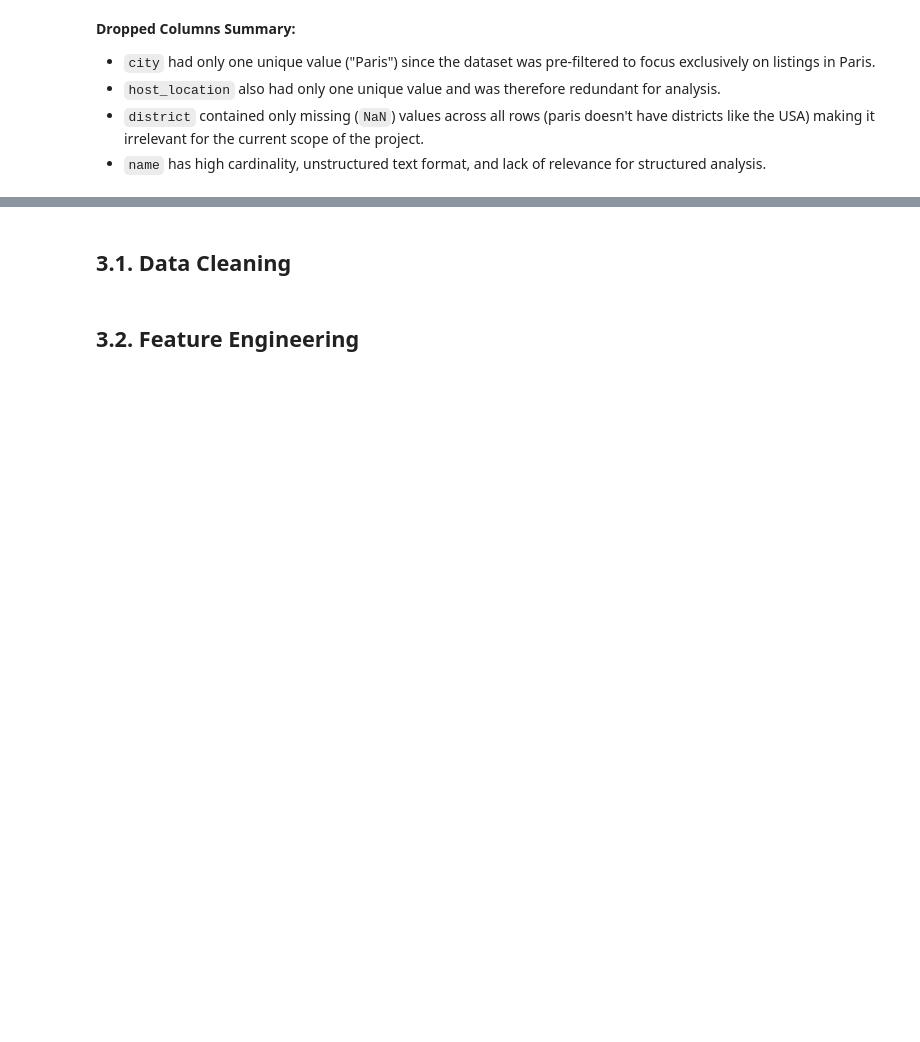
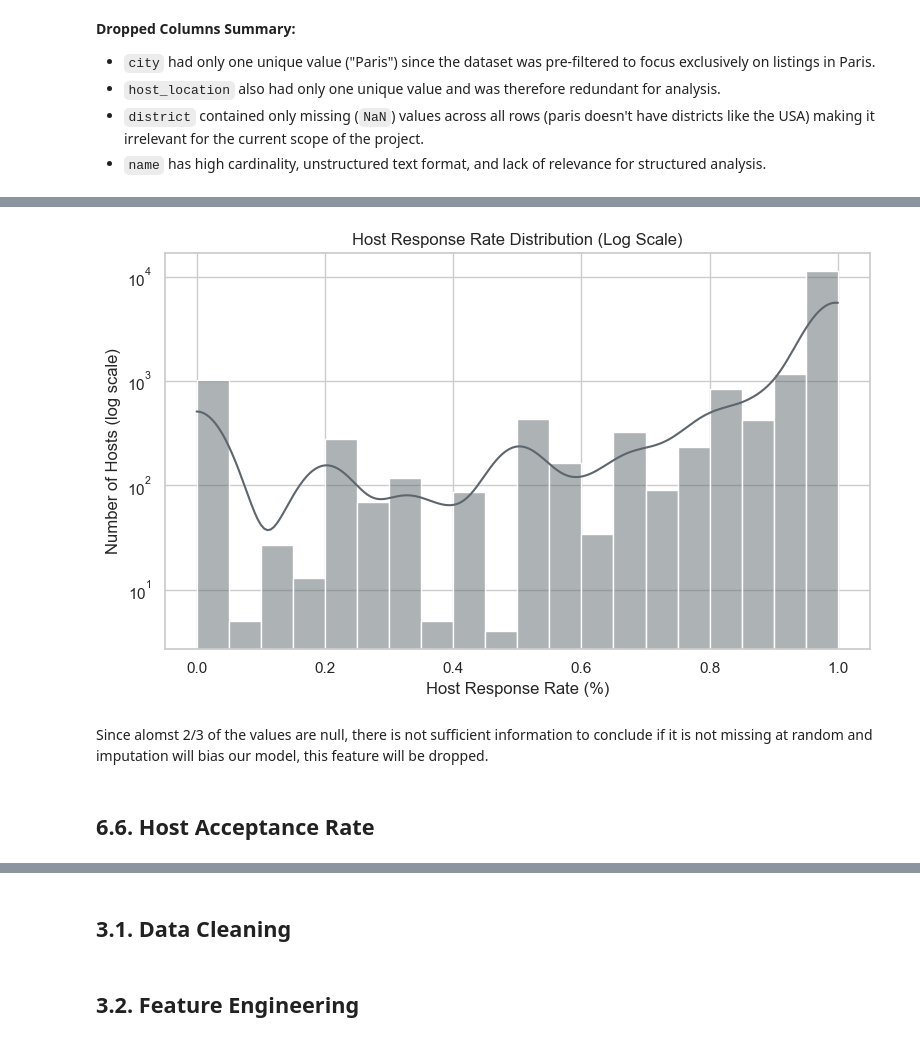
Before and after one commit to maracsimoes/MLOps-Airbnb-Price-Prediction, a Jupyter notebook: Notebook_main.ipynb, the cells around one changed output, grey strips where cells are left out. Saved outputs shown, nothing was run; the diff lists cells and outputs as text; code cells hidden in the pictures; blank space fills up the shorter version.

```diff
--- a/Notebook_main.ipynb
+++ b/Notebook_main.ipynb
@@ -222,5 +262,5 @@ name                                    0.11             51   object
 # %%
-listings.drop(columns=['city', 'host_location', 'district', 'name'], inplace=True)
+#listings.drop(columns=['city', 'host_location', 'district', 'name'], inplace=True)
 # %% [markdown]
 **Dropped Columns Summary:**
 
@@ -346,0 +510,25 @@ Standard deviation of price: 199.87576226831183
+# %%
+# Keep only non‑null response‑rate values
+response_rate_data = (
+    listings.loc[listings["host_response_rate"].notna(), ["host_response_rate"]]
+)
+
+# Plot the distribution (log‑scaled y‑axis)
+plt.figure(figsize=(8, 5))
+sns.histplot(
+    data=response_rate_data,
+    x="host_response_rate",
+    bins=20,
+    kde=True,
+    color="#5C666C"
+)
+plt.yscale("log")
+plt.title("Host Response Rate Distribution (Log Scale)")
+plt.xlabel("Host Response Rate (%)")
+plt.ylabel("Number of Hosts (log scale)")
+plt.tight_layout()
+plt.show()
+# %% [output]
+[figure, added]
+# %% [markdown]
+Since alomst 2/3 of the values are null, there is not sufficient information to conclude if it is not missing at random and imputation will bias our model, this feature will be dropped.
@@ -346,0 +537,2 @@ Standard deviation of price: 199.87576226831183
+# %% [markdown]
+## 6.6. Host Acceptance Rate
```
Also changed, not shown: parts of 177 cells of this notebook, 4 other files.
